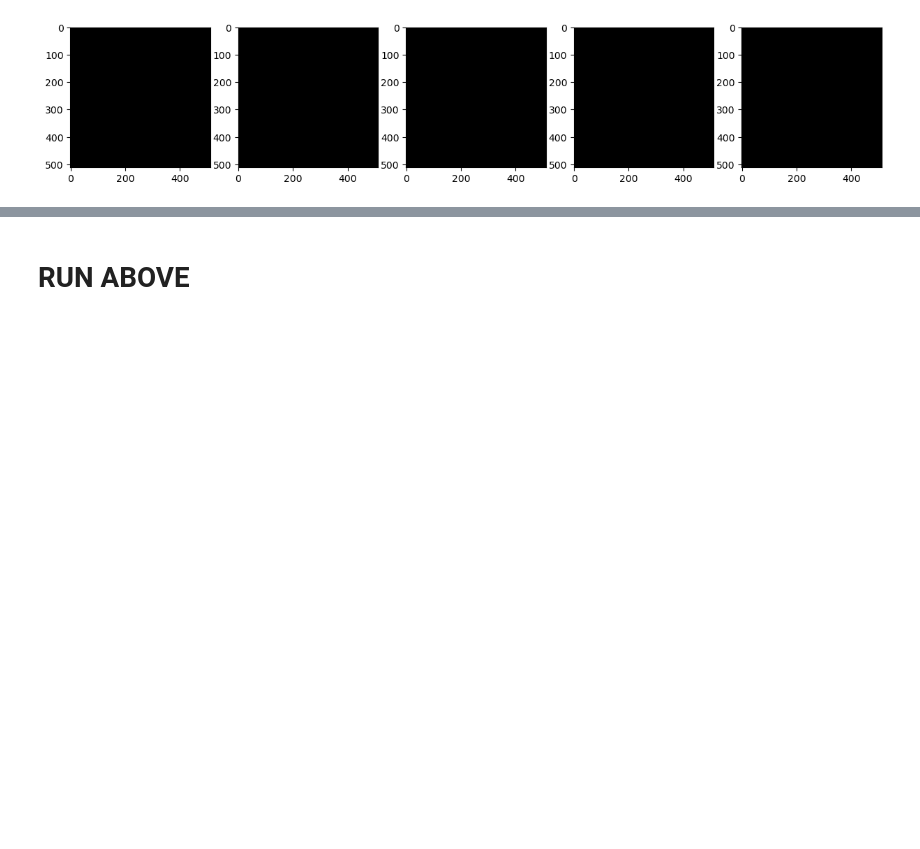
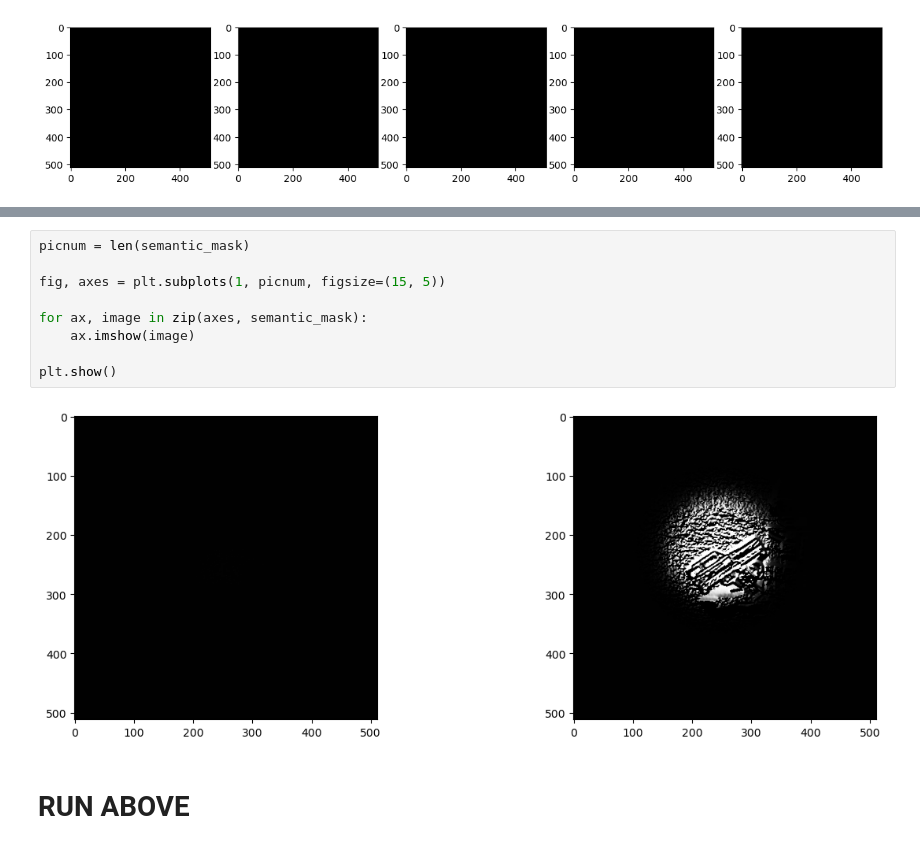
Before and after one commit to jzkaknckx/Conscious-demo, a Jupyter notebook: src/test_memorypoolForJune2.ipynb, the cells around one changed output, grey strips where cells are left out. Drawn from its saved outputs; the diff is of its cells as text; blank space fills up the shorter version.

```diff
--- a/src/test_memorypoolForJune2.ipynb
+++ b/src/test_memorypoolForJune2.ipynb
@@ -225,3 +235,14 @@ plt.show()
+# %%
+picnum = len(semantic_mask)
+
+fig, axes = plt.subplots(1, picnum, figsize=(15, 5))
+
+for ax, image in zip(axes, semantic_mask):
+    ax.imshow(image)
+
+plt.show()
+# %% [output]
+[figure, added]
 # %% [markdown]
 # RUN ABOVE
 # %% [markdown]
```
Also changed, not shown: parts of 5 cells of this notebook, 2 other files.
